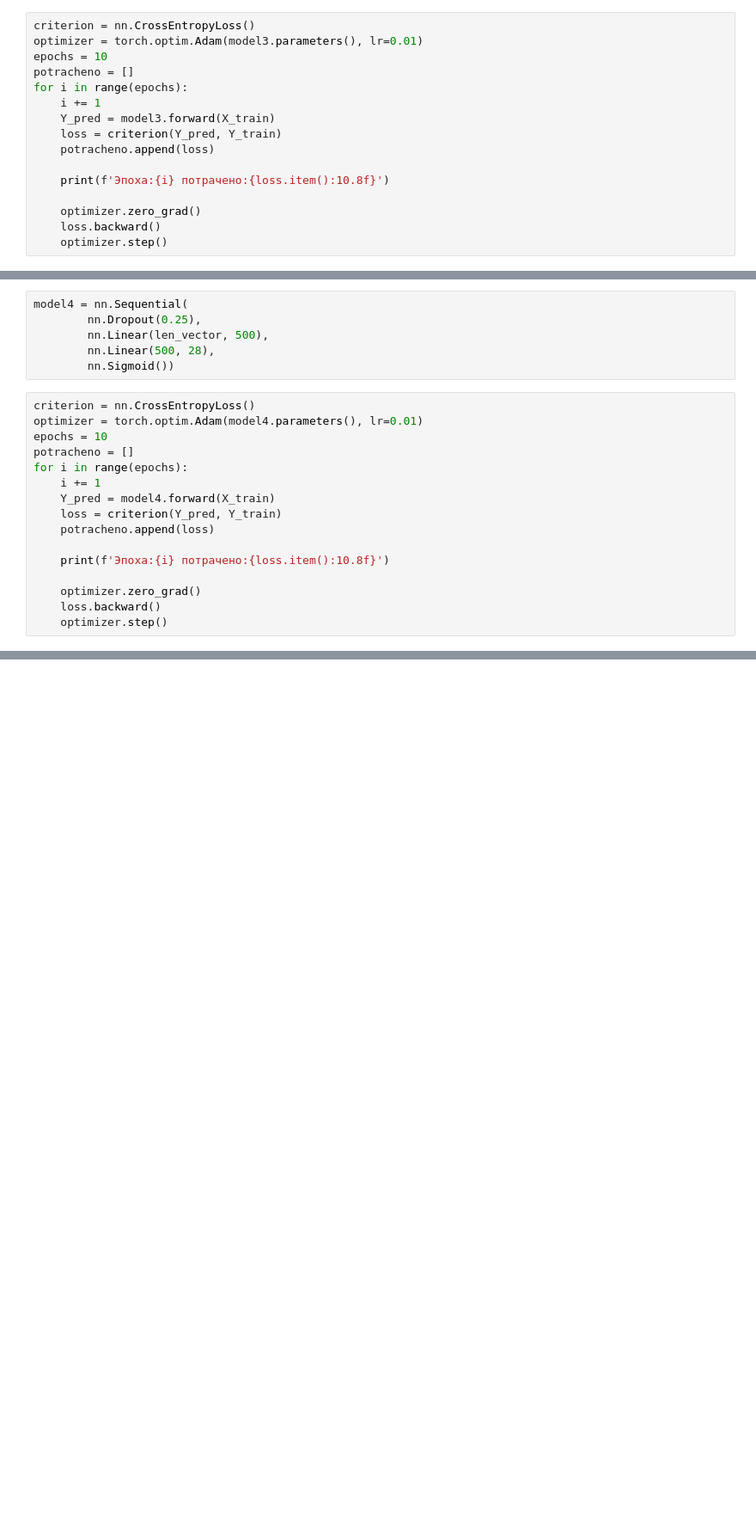
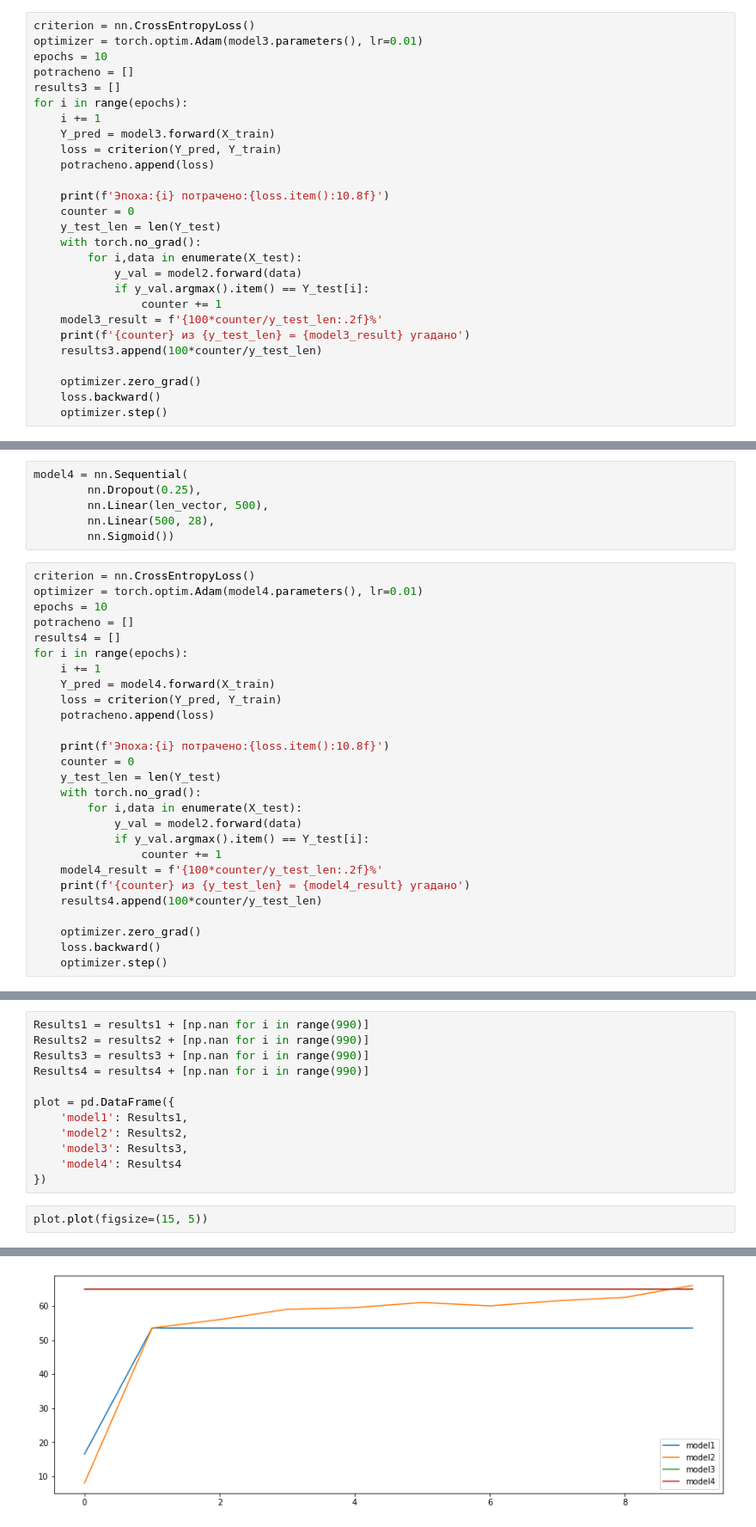
Before and after one commit to Rentoll/FunnyDeathPredictions, a Jupyter notebook: NLP/NLP.ipynb, the cells around one changed output, grey strips where cells are left out. Shown at 86% size. Saved outputs shown, nothing was run; the diff lists cells and outputs as text; blank space fills up the shorter version.

Commit message:
plot added to NLP

```diff
--- a/NLP/NLP.ipynb
+++ b/NLP/NLP.ipynb
@@ -349,6 +391,7 @@ criterion = nn.CrossEntropyLoss()
 optimizer = torch.optim.Adam(model3.parameters(), lr=0.01)
 epochs = 10
 potracheno = []
+results3 = []
 for i in range(epochs):
     i += 1
     Y_pred = model3.forward(X_train)
@@ -356,6 +399,16 @@ for i in range(epochs):
     potracheno.append(loss)
 
     print(f'Эпоха:{i} потрачено:{loss.item():10.8f}')
+    counter = 0
+    y_test_len = len(Y_test)
+    with torch.no_grad():
+        for i,data in enumerate(X_test):
+            y_val = model2.forward(data)
+            if y_val.argmax().item() == Y_test[i]:
+                counter += 1
+    model3_result = f'{100*counter/y_test_len:.2f}%'
+    print(f'{counter} из {y_test_len} = {model3_result} угадано')
+    results3.append(100*counter/y_test_len)
 
     optimizer.zero_grad()
     loss.backward()
@@ -396,6 +459,7 @@ criterion = nn.CrossEntropyLoss()
 optimizer = torch.optim.Adam(model4.parameters(), lr=0.01)
 epochs = 10
 potracheno = []
+results4 = []
 for i in range(epochs):
     i += 1
     Y_pred = model4.forward(X_train)
@@ -403,6 +467,16 @@ for i in range(epochs):
     potracheno.append(loss)
 
     print(f'Эпоха:{i} потрачено:{loss.item():10.8f}')
+    counter = 0
+    y_test_len = len(Y_test)
+    with torch.no_grad():
+        for i,data in enumerate(X_test):
+            y_val = model2.forward(data)
+            if y_val.argmax().item() == Y_test[i]:
+                counter += 1
+    model4_result = f'{100*counter/y_test_len:.2f}%'
+    print(f'{counter} из {y_test_len} = {model4_result} угадано')
+    results4.append(100*counter/y_test_len)
 
     optimizer.zero_grad()
     loss.backward()
@@ -444,0 +527,15 @@ print(f'Точность модели 4 {model4_result}')
+# %%
+Results1 = results1 + [np.nan for i in range(990)]
+Results2 = results2 + [np.nan for i in range(990)]
+Results3 = results3 + [np.nan for i in range(990)]
+Results4 = results4 + [np.nan for i in range(990)]
+
+plot = pd.DataFrame({
+    'model1': Results1,
+    'model2': Results2,
+    'model3': Results3,
+    'model4': Results4
+})
+# %%
+plot.plot(figsize=(15, 5))
+# %% [output]
@@ -444,0 +543 @@ print(f'Точность модели 4 {model4_result}')
+[figure, added]
```
Also changed, not shown: parts of 10 cells of this notebook.
